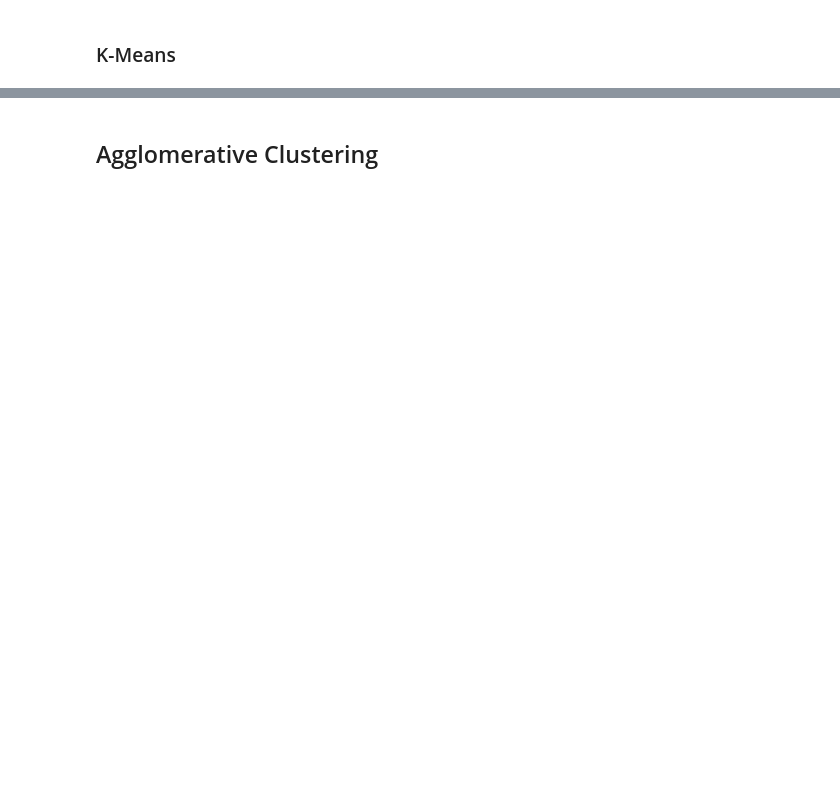
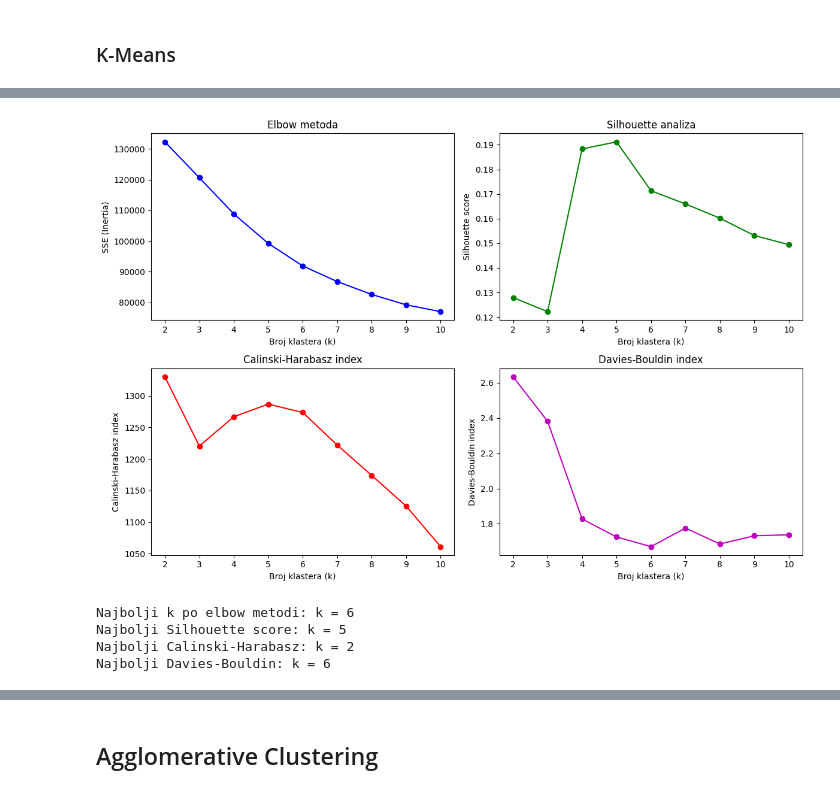
Before and after one commit to bazlooka/elfak-machine-learning, a Jupyter notebook: project 2/notebook.ipynb, the cells around one changed output, grey strips where cells are left out. Saved outputs shown, nothing was run; the diff lists cells and outputs as text; code cells hidden in the pictures; blank space fills up the shorter version.

```diff
--- a/project 2/notebook.ipynb
+++ b/project 2/notebook.ipynb
@@ -525,0 +417,64 @@ X_pca = pca.fit_transform(X_scaled_test)
+# %%
+from sklearn.cluster import KMeans
+from sklearn.metrics import silhouette_score, calinski_harabasz_score, davies_bouldin_score
+from kneed import KneeLocator
+
+K_range = range(2, 11)
+sse = []
+silhouette_scores = []
+calinski_scores = []
+davies_scores = []
+
+for k in K_range:
+    kmeans = KMeans(n_clusters=k, n_init=10, random_state=42)
+    labels = kmeans.fit_predict(X_pca)
+    sse.append(kmeans.inertia_)
+    silhouette_scores.append(silhouette_score(X_pca, labels))
+    calinski_scores.append(calinski_harabasz_score(X_pca, labels))
+    davies_scores.append(davies_bouldin_score(X_pca, labels))
+
+fig, axes = plt.subplots(2, 2, figsize=(12, 8))
+
+# Elbow
+axes[0, 0].plot(K_range, sse, 'bo-')
+axes[0, 0].set_xlabel('Broj klastera (k)')
+axes[0, 0].set_ylabel('SSE (Inertia)')
+axes[0, 0].set_title('Elbow metoda')
+axes[0, 0].set_xticks(list(K_range))
+
+# Silhouette
+axes[0, 1].plot(K_range, silhouette_scores, 'go-')
+axes[0, 1].set_xlabel('Broj klastera (k)')
+axes[0, 1].set_ylabel('Silhouette score')
+axes[0, 1].set_title('Silhouette analiza')
+axes[0, 1].set_xticks(list(K_range))
+
+# Calinski-Harabasz
+axes[1, 0].plot(K_range, calinski_scores, 'ro-')
+axes[1, 0].set_xlabel('Broj klastera (k)')
+axes[1, 0].set_ylabel('Calinski-Harabasz index')
+axes[1, 0].set_title('Calinski-Harabasz index')
+axes[1, 0].set_xticks(list(K_range))
+
+# Davies-Bouldin
+axes[1, 1].plot(K_range, davies_scores, 'mo-')
+axes[1, 1].set_xlabel('Broj klastera (k)')
+axes[1, 1].set_ylabel('Davies-Bouldin index')
+axes[1, 1].set_title('Davies-Bouldin index')
+axes[1, 1].set_xticks(list(K_range))
+
+plt.tight_layout()
+plt.show()
+
+kl = KneeLocator(list(K_range), sse, curve="convex", direction="decreasing")
+
+print(f"Najbolji k po elbow metodi: k = {kl.elbow}")
+print(f"Najbolji Silhouette score: k = {K_range[np.argmax(silhouette_scores)]}")
+print(f"Najbolji Calinski-Harabasz: k = {K_range[np.argmax(calinski_scores)]}")
+print(f"Najbolji Davies-Bouldin: k = {K_range[np.argmin(davies_scores)]}")
+# %% [output]
+[figure, added]
+Najbolji k po elbow metodi: k = 6
+Najbolji Silhouette score: k = 5
+Najbolji Calinski-Harabasz: k = 2
+Najbolji Davies-Bouldin: k = 6
```
Also changed, not shown: parts of 32 cells of this notebook.
